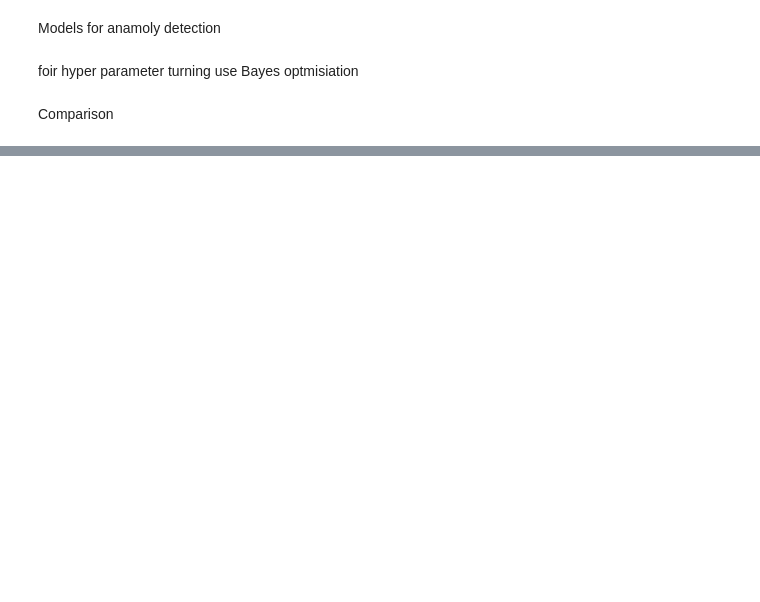
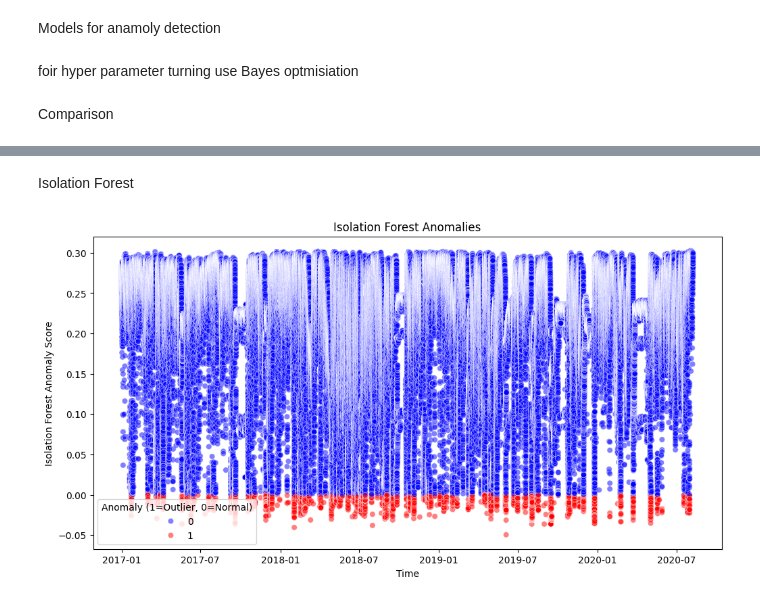
Before and after one commit to arshadjamal6002/Optimized-LOF-Based-Anomaly-Detection-Pipeline-with-Bayesian-Tuning-using-Skopt, a Jupyter notebook: assignment.ipynb, the cells around one changed output, grey strips where cells are left out. Cells and saved outputs as stored; diff of their text form; code cells hidden in the pictures; blank space fills up the shorter version.

```diff
--- a/assignment.ipynb
+++ b/assignment.ipynb
@@ -312,5 +277,5 @@ pipeline = Pipeline([
 # %%
-pipeline.fit(df_scaled.drop(columns=["time"]))
+# pipeline.fit(df_scaled.drop(columns=["time"]))
 
-df["Anomaly_Score"] = pipeline.named_steps["model"].decision_function(pipeline.transform(df_scaled.drop(columns=["time"])))
+# df["Anomaly_Score"] = pipeline.named_steps["model"].decision_function(pipeline.transform(df_scaled.drop(columns=["time"])))
 # %%
@@ -385,0 +382,21 @@ plt.show()
+# %% [markdown]
+Isolation Forest
+# %%
+
+isoforest = IsolationForest(contamination=0.01, n_estimators=200, random_state=42, n_jobs=-1)
+isoforest.fit(df_scaled.drop(columns=["time"]))
+
+# Predict anomalies
+df["IF_Anomaly_Score"] = isoforest.decision_function(df_scaled.drop(columns=["time"]))
+df["IF_Anomaly"] = (df["IF_Anomaly_Score"] < 0).astype(int)
+
+# Plot Isolation Forest results
+plt.figure(figsize=(12, 6))
+sns.scatterplot(data=df, x="time", y="IF_Anomaly_Score", hue=df["IF_Anomaly"], palette={0: "blue", 1: "red"}, alpha=0.5)
+plt.xlabel("Time")
+plt.ylabel("Isolation Forest Anomaly Score")
+plt.title("Isolation Forest Anomalies")
+plt.legend(title="Anomaly (1=Outlier, 0=Normal)")
+plt.show()
+# %% [output]
+[figure, added]
```
Also changed, not shown: parts of 41 cells of this notebook.
